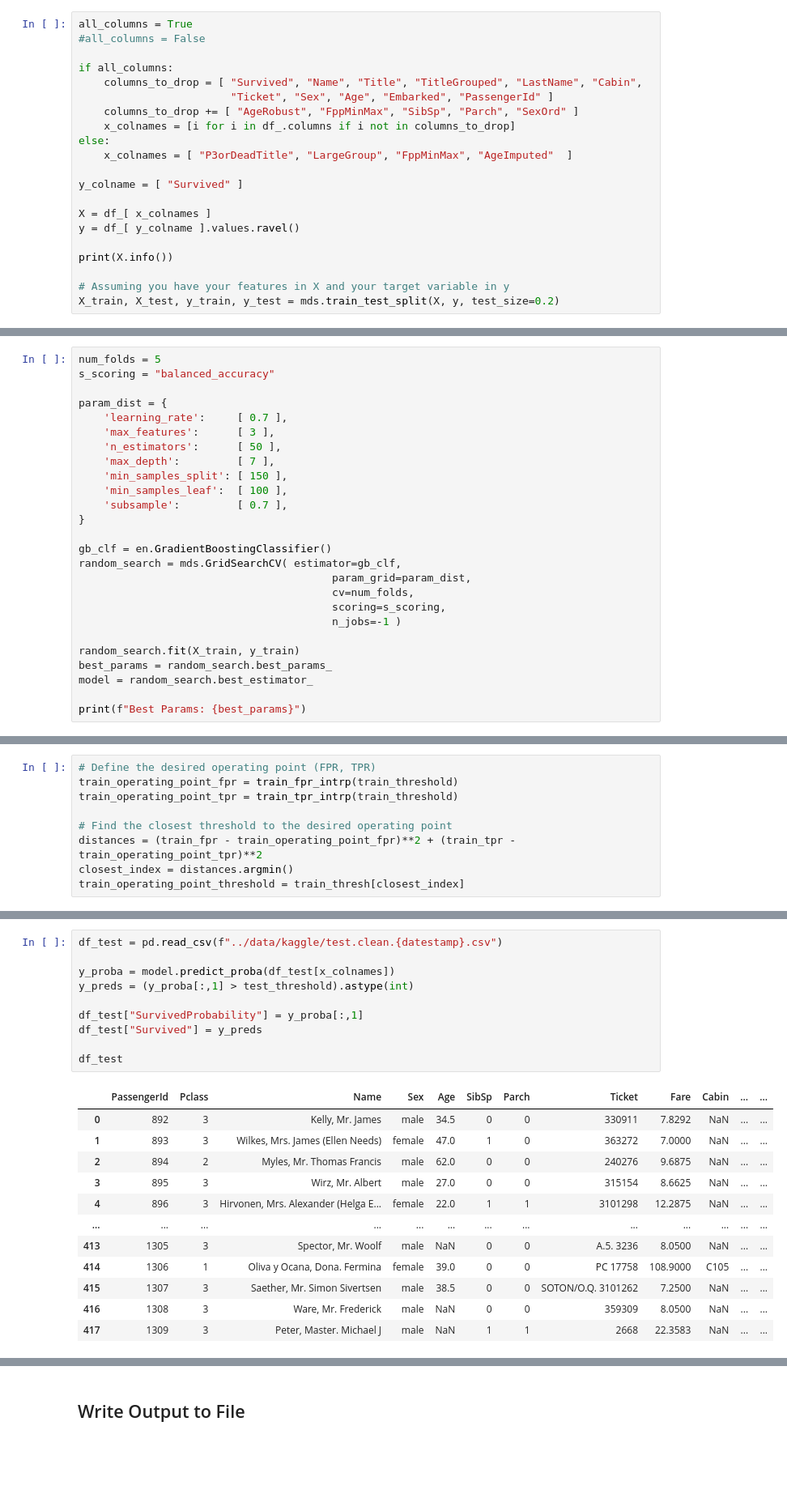
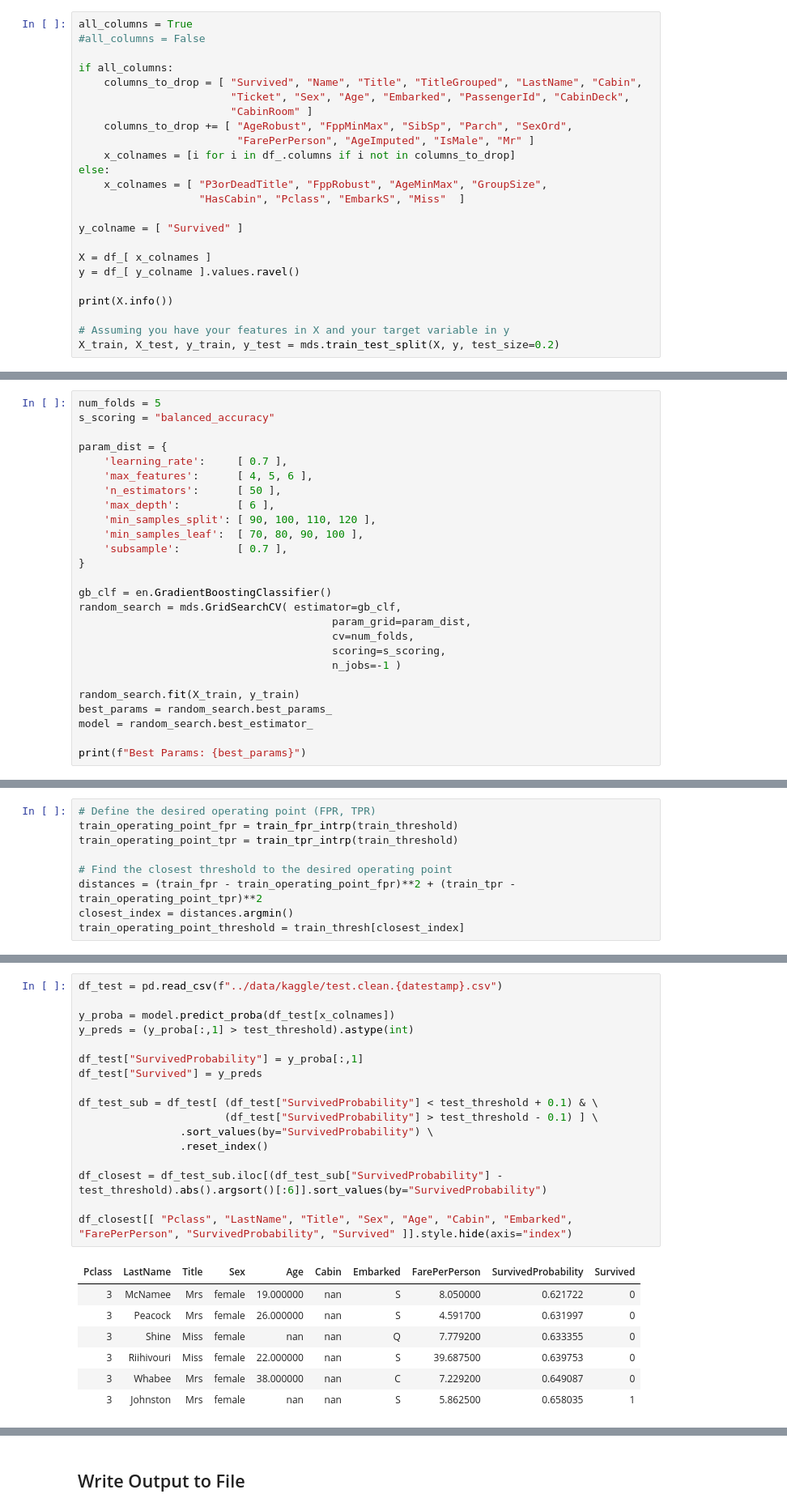
Before and after one commit to jmartenstein/titanic-ml, a Jupyter notebook: src/nb06_boosting.ipynb, the cells around one changed output, grey strips where cells are left out. Shown at 81% size. Saved outputs shown, nothing was run; the diff lists cells and outputs as text; blank space fills up the shorter version.

```diff
--- a/src/nb06_boosting.ipynb
+++ b/src/nb06_boosting.ipynb
@@ -27,11 +27,14 @@ all_columns = True
 
 if all_columns:
     columns_to_drop = [ "Survived", "Name", "Title", "TitleGrouped", "LastName", "Cabin",
-                        "Ticket", "Sex", "Age", "Embarked", "PassengerId" ]
-    columns_to_drop += [ "AgeRobust", "FppMinMax", "SibSp", "Parch", "SexOrd" ]
+                        "Ticket", "Sex", "Age", "Embarked", "PassengerId", "CabinDeck",
+                        "CabinRoom" ]
+    columns_to_drop += [ "AgeRobust", "FppMinMax", "SibSp", "Parch", "SexOrd",
+                         "FarePerPerson", "AgeImputed", "IsMale", "Mr" ]
     x_colnames = [i for i in df_.columns if i not in columns_to_drop]
 else:
-    x_colnames = [ "P3orDeadTitle", "LargeGroup", "FppMinMax", "AgeImputed"  ]
+    x_colnames = [ "P3orDeadTitle", "FppRobust", "AgeMinMax", "GroupSize",
+                   "HasCabin", "Pclass", "EmbarkS", "Miss"  ]
 
 y_colname = [ "Survived" ]
 
@@ -66,11 +69,11 @@ s_scoring = "balanced_accuracy"
 
 param_dist = {
     'learning_rate':     [ 0.7 ],
-    'max_features':      [ 3 ],
+    'max_features':      [ 4, 5, 6 ],
     'n_estimators':      [ 50 ],
-    'max_depth':         [ 7 ],
-    'min_samples_split': [ 150 ],
-    'min_samples_leaf':  [ 100 ],
+    'max_depth':         [ 6 ],
+    'min_samples_split': [ 90, 100, 110, 120 ],
+    'min_samples_leaf':  [ 70, 80, 90, 100 ],
     'subsample':         [ 0.7 ],
 }
 
@@ -223,23 +233,25 @@ Bal Acc: 0.757, Pre: 0.952, Rec: 0.533, F1 Micro: 0.793
 # %%
 df_test = pd.read_csv(f"../data/kaggle/test.clean.{datestamp}.csv")
 
 y_proba = model.predict_proba(df_test[x_colnames])
 y_preds = (y_proba[:,1] > test_threshold).astype(int)
 
 df_test["SurvivedProbability"] = y_proba[:,1]
 df_test["Survived"] = y_preds
 
-df_test
+df_test_sub = df_test[ (df_test["SurvivedProbability"] < test_threshold + 0.1) & \
+                       (df_test["SurvivedProbability"] > test_threshold - 0.1) ] \
+                .sort_values(by="SurvivedProbability") \
+                .reset_index()
+
+df_closest = df_test_sub.iloc[(df_test_sub["SurvivedProbability"] - test_threshold).abs().argsort()[:6]].sort_values(by="SurvivedProbability")
+
+df_closest[[ "Pclass", "LastName", "Title", "Sex", "Age", "Cabin", "Embarked", "FarePerPerson", "SurvivedProbability", "Survived" ]].style.hide(axis="index")
 # %% [output]
-|  | PassengerId | Pclass | Name | Sex | Age | SibSp | Parch | Ticket | Fare | Cabin | ... | ... |
-| 0 | 892 | 3 | Kelly, Mr. James | male | 34.5 | 0 | 0 | 330911 | 7.8292 | NaN | ... | ... |
-| 1 | 893 | 3 | Wilkes, Mrs. James (Ellen Needs) | female | 47.0 | 1 | 0 | 363272 | 7.0000 | NaN | ... | ... |
-| 2 | 894 | 2 | Myles, Mr. Thomas Francis | male | 62.0 | 0 | 0 | 240276 | 9.6875 | NaN | ... | ... |
-| 3 | 895 | 3 | Wirz, Mr. Albert | male | 27.0 | 0 | 0 | 315154 | 8.6625 | NaN | ... | ... |
-| 4 | 896 | 3 | Hirvonen, Mrs. Alexander (Helga E... | female | 22.0 | 1 | 1 | 3101298 | 12.2875 | NaN | ... | ... |
-| ... | ... | ... | ... | ... | ... | ... | ... | ... | ... | ... | ... | ... |
-| 413 | 1305 | 3 | Spector, Mr. Woolf | male | NaN | 0 | 0 | A.5. 3236 | 8.0500 | NaN | ... | ... |
-| 414 | 1306 | 1 | Oliva y Ocana, Dona. Fermina | female | 39.0 | 0 | 0 | PC 17758 | 108.9000 | C105 | ... | ... |
-| 415 | 1307 | 3 | Saether, Mr. Simon Sivertsen | male | 38.5 | 0 | 0 | SOTON/O.Q. 3101262 | 7.2500 | NaN | ... | ... |
-| 416 | 1308 | 3 | Ware, Mr. Frederick | male | NaN | 0 | 0 | 359309 | 8.0500 | NaN | ... | ... |
-| 417 | 1309 | 3 | Peter, Master. Michael J | male | NaN | 1 | 1 | 2668 | 22.3583 | NaN | ... | ... |
+| Pclass | LastName | Title | Sex | Age | Cabin | Embarked | FarePerPerson | SurvivedProbability | Survived |
+| 3 | McNamee | Mrs | female | 19.000000 | nan | S | 8.050000 | 0.621722 | 0 |
+| 3 | Peacock | Mrs | female | 26.000000 | nan | S | 4.591700 | 0.631997 | 0 |
+| 3 | Shine | Miss | female | nan | nan | Q | 7.779200 | 0.633355 | 0 |
+| 3 | Riihivouri | Miss | female | 22.000000 | nan | S | 39.687500 | 0.639753 | 0 |
+| 3 | Whabee | Mrs | female | 38.000000 | nan | C | 7.229200 | 0.649087 | 0 |
+| 3 | Johnston | Mrs | female | nan | nan | S | 5.862500 | 0.658035 | 1 |
```
Also changed, not shown: parts of 11 cells of this notebook.
